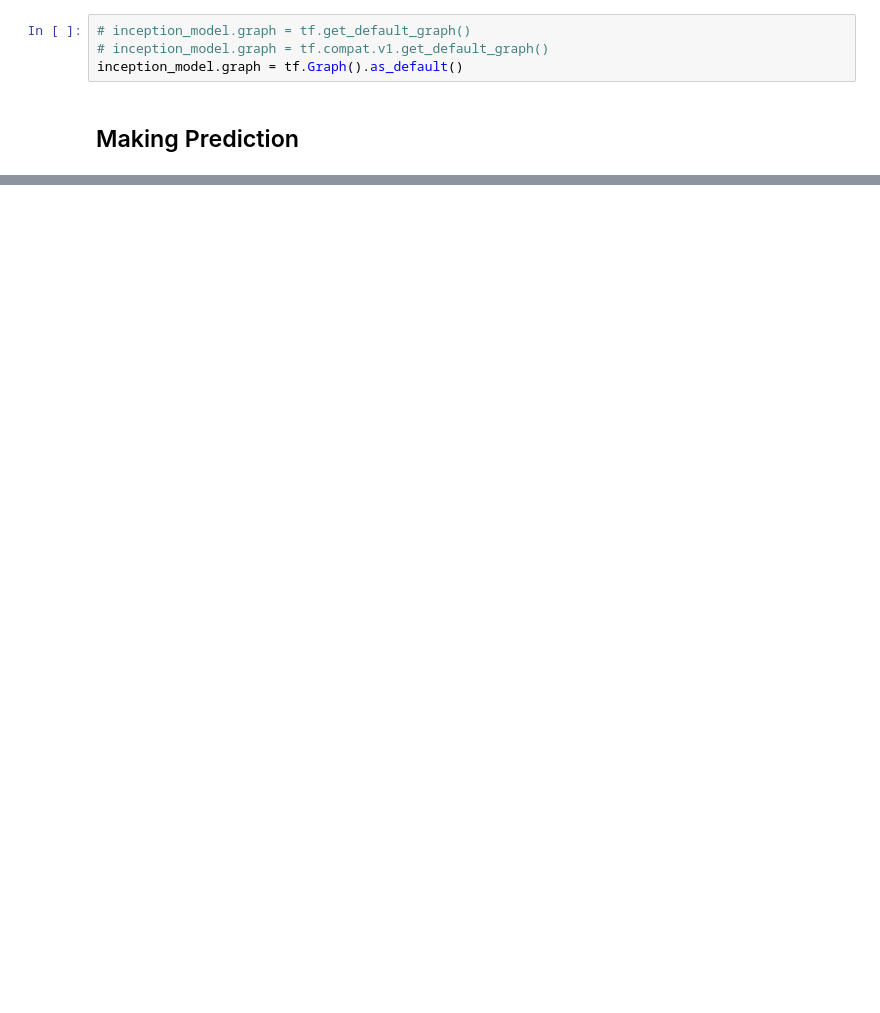
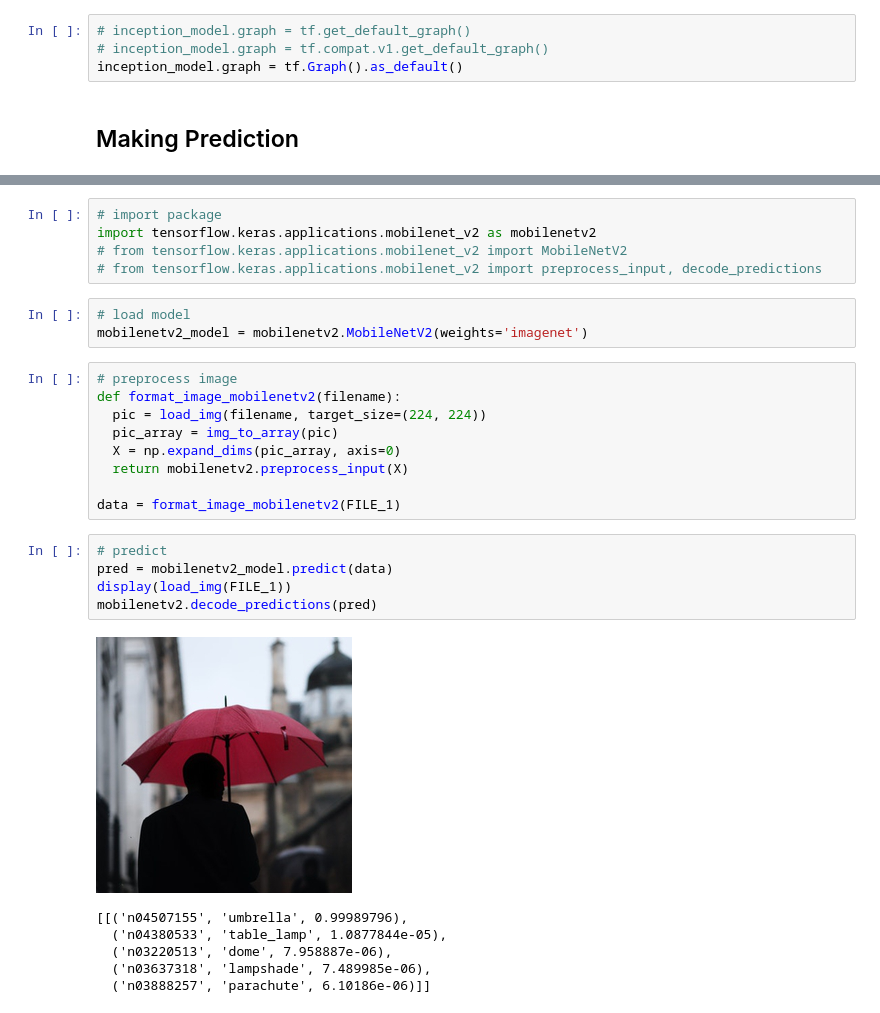
Before and after one commit to saifulrijal-ds/image-classification-with-DL, a Jupyter notebook: Pretrained_Image_Classification.ipynb, the cells around one changed output, grey strips where cells are left out. Drawn from its saved outputs; the diff is of its cells as text; blank space fills up the shorter version.

```diff
--- a/Pretrained_Image_Classification.ipynb
+++ b/Pretrained_Image_Classification.ipynb
@@ -118,0 +165,29 @@ decode_predictions(pred)
+# %%
+# import package
+import tensorflow.keras.applications.mobilenet_v2 as mobilenetv2
+# from tensorflow.keras.applications.mobilenet_v2 import MobileNetV2
+# from tensorflow.keras.applications.mobilenet_v2 import preprocess_input, decode_predictions
+# %%
+# load model
+mobilenetv2_model = mobilenetv2.MobileNetV2(weights='imagenet')
+# %%
+# preprocess image
+def format_image_mobilenetv2(filename):
+  pic = load_img(filename, target_size=(224, 224))
+  pic_array = img_to_array(pic)
+  X = np.expand_dims(pic_array, axis=0)
+  return mobilenetv2.preprocess_input(X)
+
+data = format_image_mobilenetv2(FILE_1)
+# %%
+# predict
+pred = mobilenetv2_model.predict(data)
+display(load_img(FILE_1))
+mobilenetv2.decode_predictions(pred)
+# %% [output]
+[figure, added]
+[[('n04507155', 'umbrella', 0.99989796),
+  ('n04380533', 'table_lamp', 1.0877844e-05),
+  ('n03220513', 'dome', 7.958887e-06),
+  ('n03637318', 'lampshade', 7.489985e-06),
+  ('n03888257', 'parachute', 6.10186e-06)]]
```
Also changed, not shown: parts of 11 cells of this notebook.
